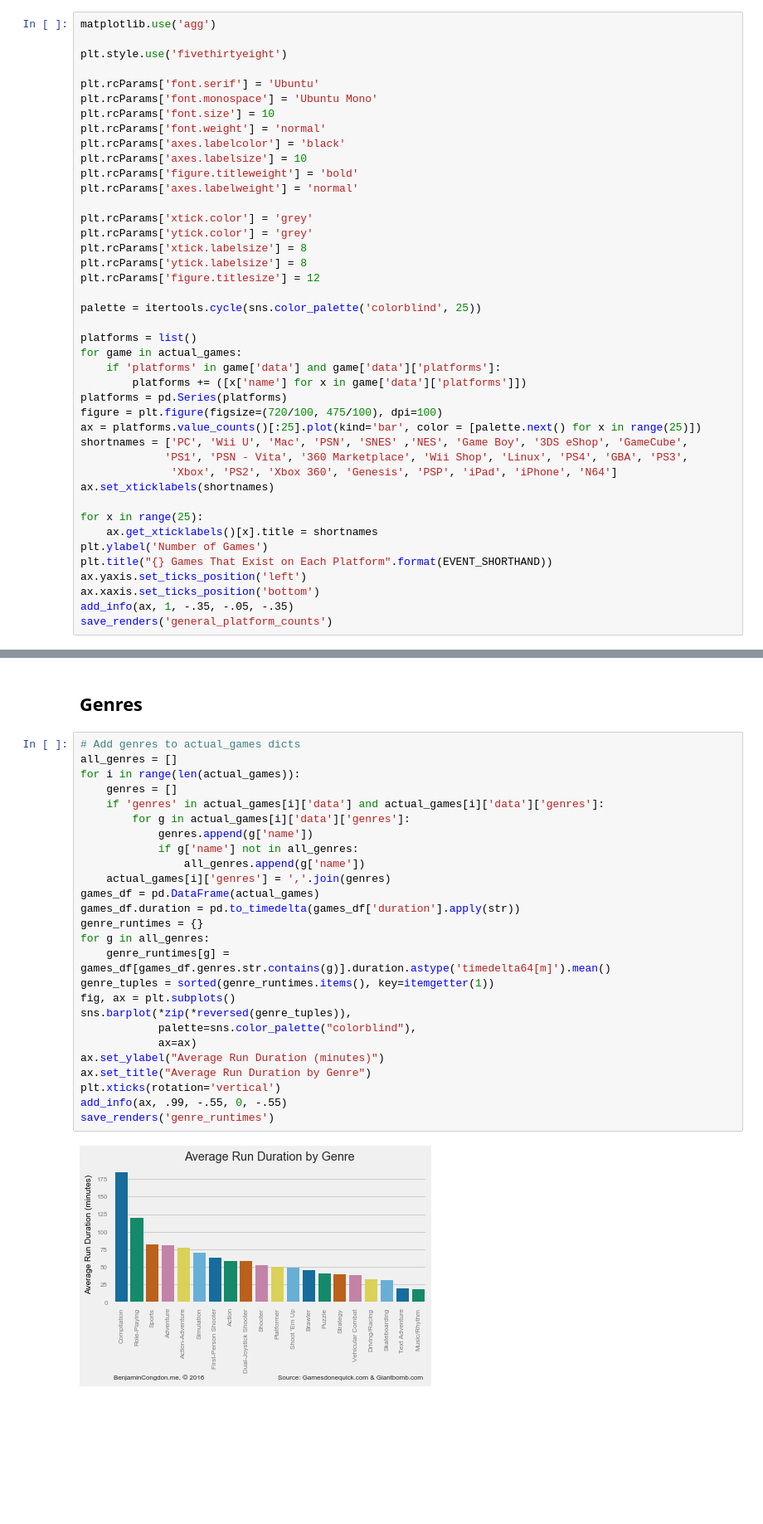
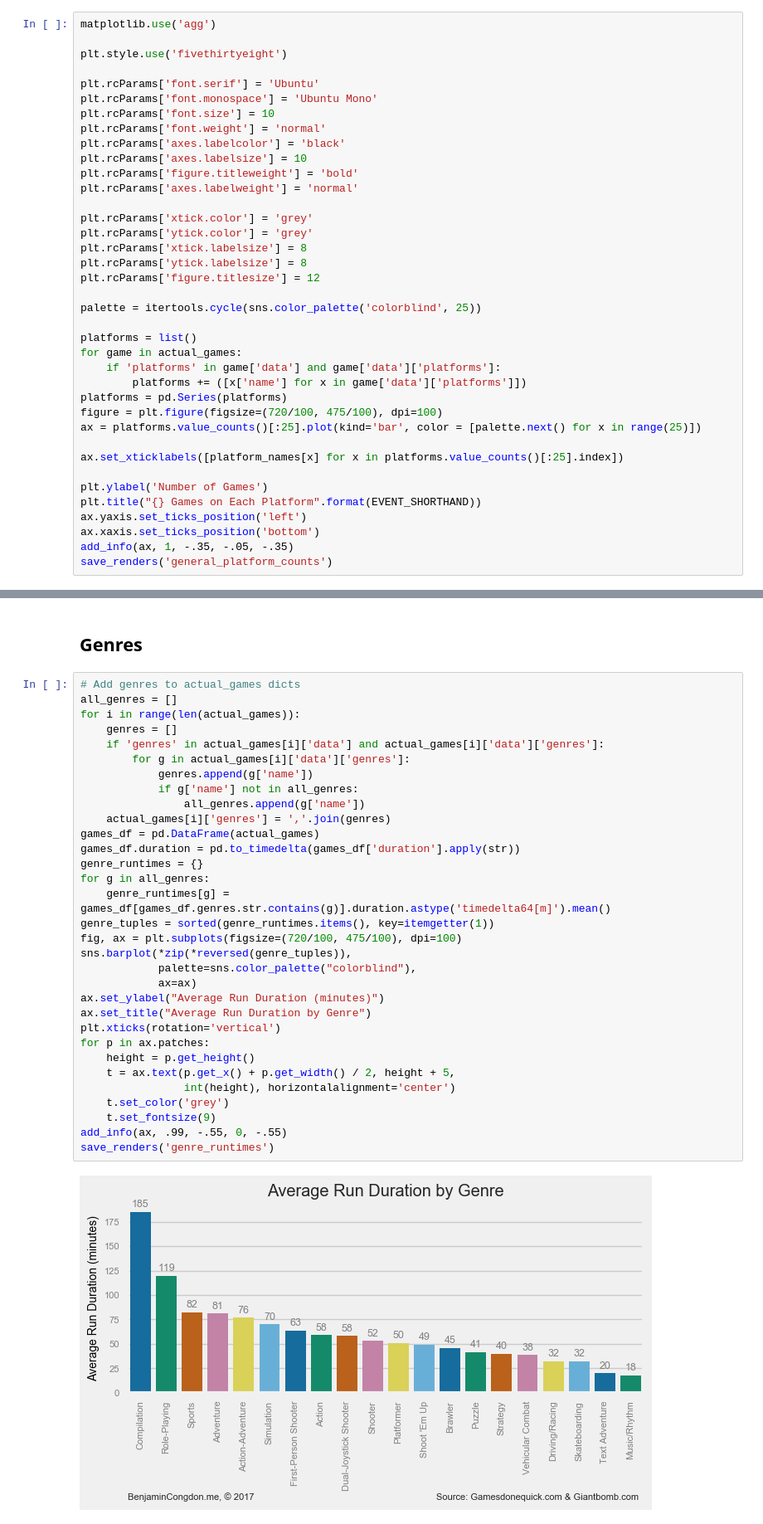
Before and after one commit to bcongdon/sgdq-2017-schedule-analysis, a Jupyter notebook: SGDQ-2017-Schedule-Analysis.ipynb, the cells around one changed output, grey strips where cells are left out. Shown at 83% size. Drawn from its saved outputs; the diff is of its cells as text; blank space fills up the shorter version.

```diff
--- a/SGDQ-2017-Schedule-Analysis.ipynb
+++ b/SGDQ-2017-Schedule-Analysis.ipynb
@@ -80,15 +119,11 @@ for game in actual_games:
 platforms = pd.Series(platforms)
 figure = plt.figure(figsize=(720/100, 475/100), dpi=100)
 ax = platforms.value_counts()[:25].plot(kind='bar', color = [palette.next() for x in range(25)])
-shortnames = ['PC', 'Wii U', 'Mac', 'PSN', 'SNES' ,'NES', 'Game Boy', '3DS eShop', 'GameCube',
-             'PS1', 'PSN - Vita', '360 Marketplace', 'Wii Shop', 'Linux', 'PS4', 'GBA', 'PS3',
-              'Xbox', 'PS2', 'Xbox 360', 'Genesis', 'PSP', 'iPad', 'iPhone', 'N64']
-ax.set_xticklabels(shortnames)
 
-for x in range(25):
-    ax.get_xticklabels()[x].title = shortnames
+ax.set_xticklabels([platform_names[x] for x in platforms.value_counts()[:25].index])
+
 plt.ylabel('Number of Games')
-plt.title("{} Games That Exist on Each Platform".format(EVENT_SHORTHAND))
+plt.title("{} Games on Each Platform".format(EVENT_SHORTHAND))
 ax.yaxis.set_ticks_position('left')
 ax.xaxis.set_ticks_position('bottom')
 add_info(ax, 1, -.35, -.05, -.35)
@@ -256,31 +288,37 @@ save_renders('time_to_run_histogram')
 # %%
 # Add genres to actual_games dicts
 all_genres = []
 for i in range(len(actual_games)):
     genres = []
     if 'genres' in actual_games[i]['data'] and actual_games[i]['data']['genres']:
         for g in actual_games[i]['data']['genres']:
             genres.append(g['name'])
             if g['name'] not in all_genres:
                 all_genres.append(g['name'])
     actual_games[i]['genres'] = ','.join(genres)
 games_df = pd.DataFrame(actual_games)
 games_df.duration = pd.to_timedelta(games_df['duration'].apply(str))
 genre_runtimes = {}
 for g in all_genres:
     genre_runtimes[g] = games_df[games_df.genres.str.contains(g)].duration.astype('timedelta64[m]').mean()
 genre_tuples = sorted(genre_runtimes.items(), key=itemgetter(1))
-fig, ax = plt.subplots()
+fig, ax = plt.subplots(figsize=(720/100, 475/100), dpi=100)
 sns.barplot(*zip(*reversed(genre_tuples)),
             palette=sns.color_palette("colorblind"),
             ax=ax)
 ax.set_ylabel("Average Run Duration (minutes)")
 ax.set_title("Average Run Duration by Genre")
 plt.xticks(rotation='vertical')
+for p in ax.patches:
+    height = p.get_height()
+    t = ax.text(p.get_x() + p.get_width() / 2, height + 5,
+                int(height), horizontalalignment='center')
+    t.set_color('grey')
+    t.set_fontsize(9)
 add_info(ax, .99, -.55, 0, -.55)
 save_renders('genre_runtimes')
 # %% [output]
-[figure, old version]
+[figure, new version]
 # %%
 # Genre counts
 genre_counts = {}
```
Also changed, not shown: parts of 6 cells of this notebook, 16 other files.
